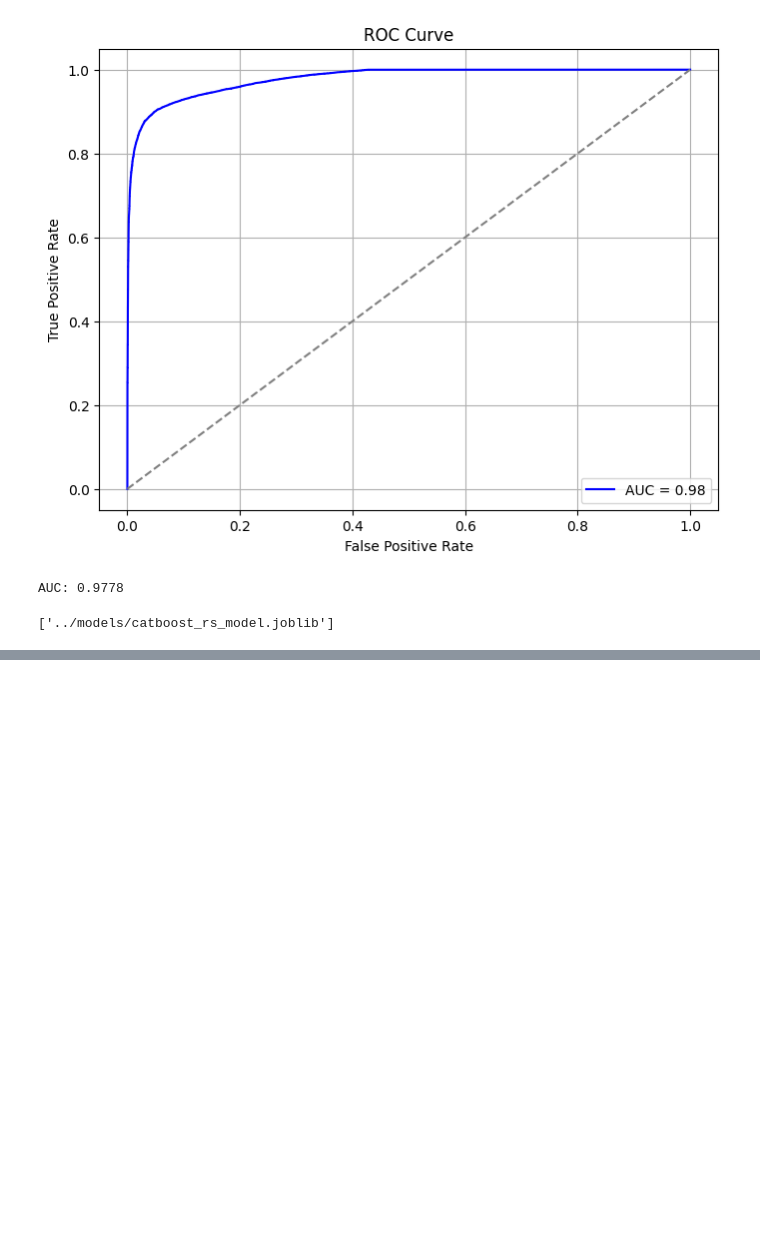
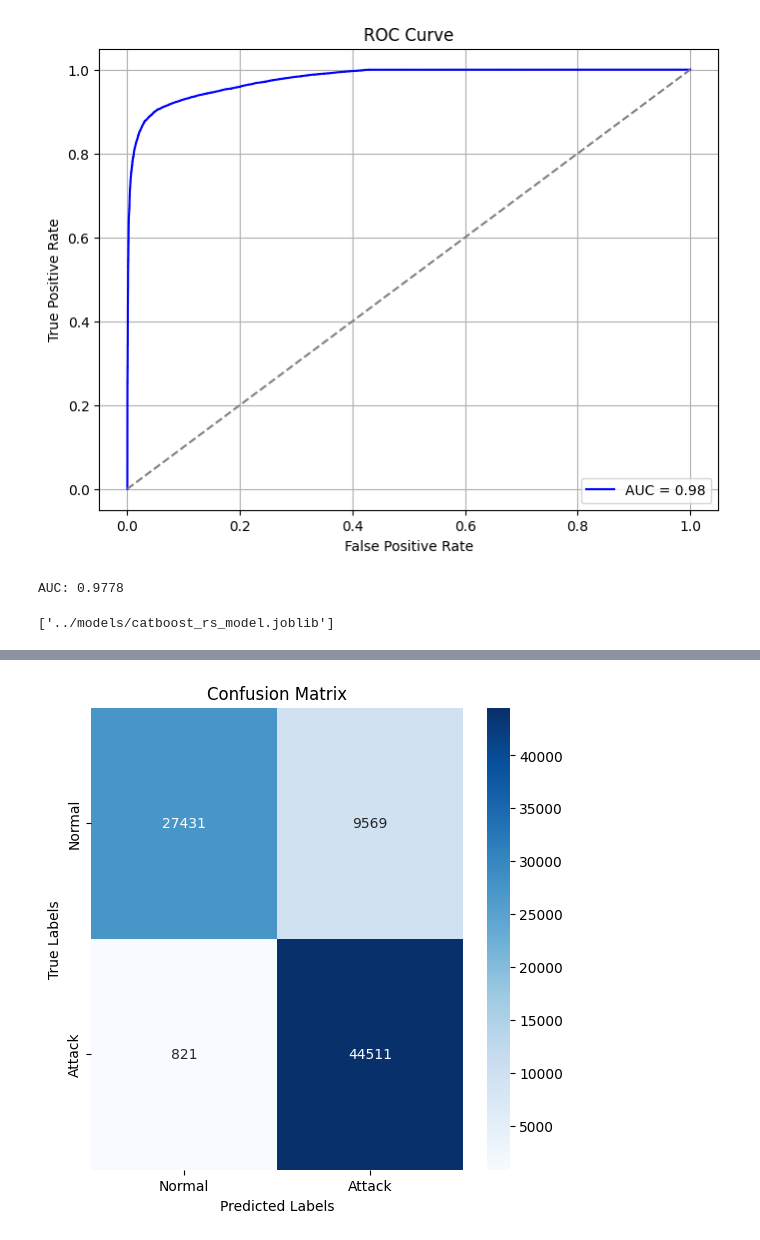
Before and after one commit to otuemre/vigiNIDS, a Jupyter notebook: src/notebooks/05_HyperparameterTuning.ipynb, the cells around one changed output, grey strips where cells are left out. Drawn from its saved outputs; the diff is of its cells as text; code cells hidden in the pictures; blank space fills up the shorter version.

Commit message:
Do hyperparameter tuning to CatBoost Model with Optuna

```diff
--- a/src/notebooks/05_HyperparameterTuning.ipynb
+++ b/src/notebooks/05_HyperparameterTuning.ipynb
@@ -387,0 +428,8 @@ joblib.dump(catboost_optuna, "../models/catboost_rs_model.joblib")
+# %%
+# Create and run the study
+study = optuna.create_study(direction="maximize")
+study.optimize(objective, n_trials=30, show_progress_bar=True)
+
+# Print final best parameters
+print("Best Optuna GridSearch Parameters:", study.best_params)
+print("Best Optuna GridSearch Score:", study.best_value)
@@ -387,0 +460,12 @@ joblib.dump(catboost_optuna, "../models/catboost_rs_model.joblib")
+# %%
+best_params = study.best_params
+best_params["task_type"] = "GPU"
+best_params["devices"] = "0"
+best_params["bootstrap_type"] = "Bernoulli"
+
+# Remove "subsample" if "Bayesian" bootstrap is selected
+if best_params["bootstrap_type"] == "Bayesian":
+    best_params.pop("subsample", None)
+
+catboost_optuna = CatBoostClassifier(**best_params)
+catboost_optuna.fit(X_train, y_train)
@@ -387,0 +495,4 @@ joblib.dump(catboost_optuna, "../models/catboost_rs_model.joblib")
+# %%
+# Predict labels and probabilities
+y_pred = catboost_optuna.predict(X_test)
+y_proba = catboost_optuna.predict_proba(X_test)[:, 1]
@@ -387,0 +511,5 @@ joblib.dump(catboost_optuna, "../models/catboost_rs_model.joblib")
+# %%
+# Plot the confusion matrix
+plot_confusion_matrix(y_test, y_pred, class_names=["Normal", "Attack"])
+# %% [output]
+[figure, added]
```
Also changed, not shown: parts of 11 cells of this notebook, 1 other file.
